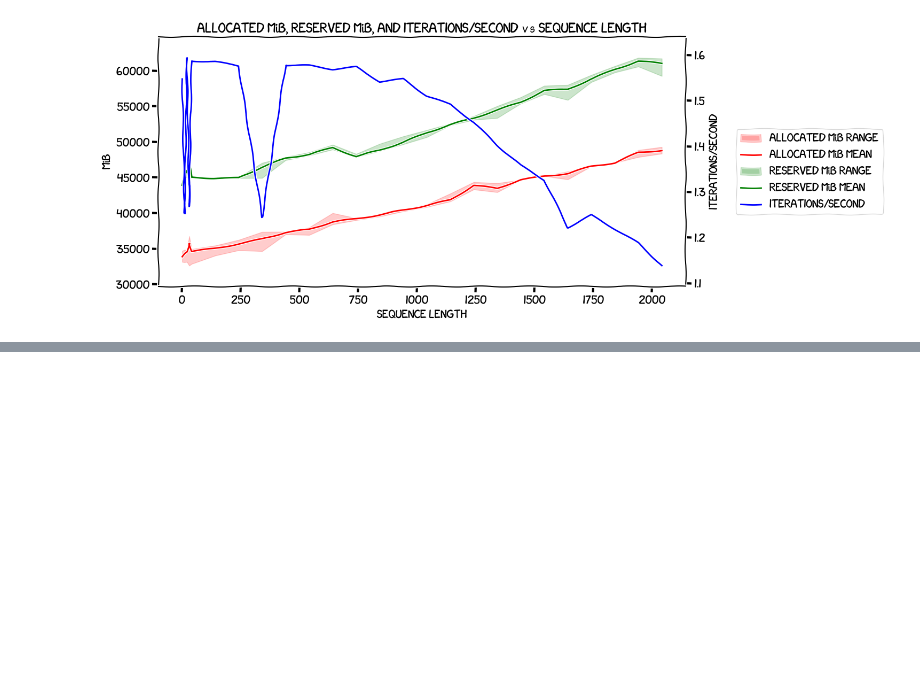
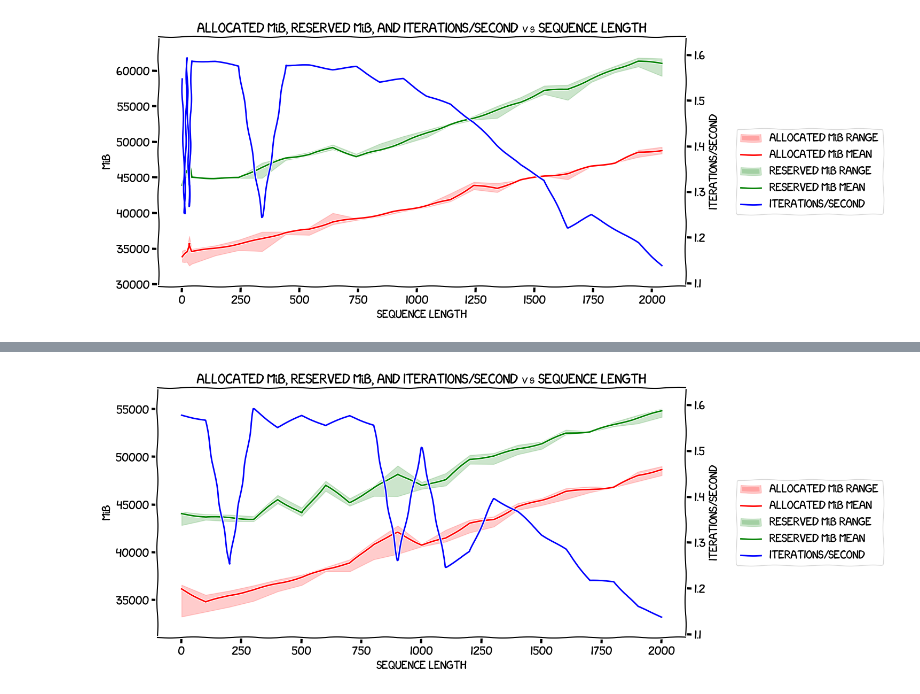
Before and after one commit to gpjt/fine-tune-2024-04, a Jupyter notebook: sequence-length-memory-modeling-8B/charts.ipynb, the cells around one changed output, grey strips where cells are left out. Drawn from its saved outputs; the diff is of its cells as text; code cells hidden in the pictures; blank space fills up the shorter version.

Commit message:
Charts and data for measurements with expandable segments.

```diff
--- a/sequence-length-memory-modeling-8B/charts.ipynb
+++ b/sequence-length-memory-modeling-8B/charts.ipynb
@@ -222,3 +222,10 @@ fig = plot(normalized_without_df)
 plt.show()
 # %% [output]
 [figure]
+# %%
+with_df = pd.read_csv(
+    'results-with-env-var.csv',
+    header=None,
+    names=['Sequence length'] + gpu_headers + ['Iterations/second']
+)
+with_df.head(24)
@@ -224,0 +255,5 @@ plt.show()
+# %%
+normalized_with_df = normalize_gpu_data(with_df)
+
+# Display the first few rows of the normalized DataFrame
+normalized_with_df.head(24)
@@ -224,0 +278,3 @@ plt.show()
+# %%
+normalized_with_df = add_gpu_summary_stats(normalized_with_df)
+normalized_with_df
@@ -224,0 +300,6 @@ plt.show()
+# %%
+fig = plot(normalized_with_df)
+plt.savefig("/tmp/sequence-length-vs-vram-and-speed-8b-with-env-var.png", bbox_inches='tight', pad_inches=0.1)
+plt.show()
+# %% [output]
+[figure, added]
```
Also changed, not shown: parts of 11 cells of this notebook, 1 other file.
